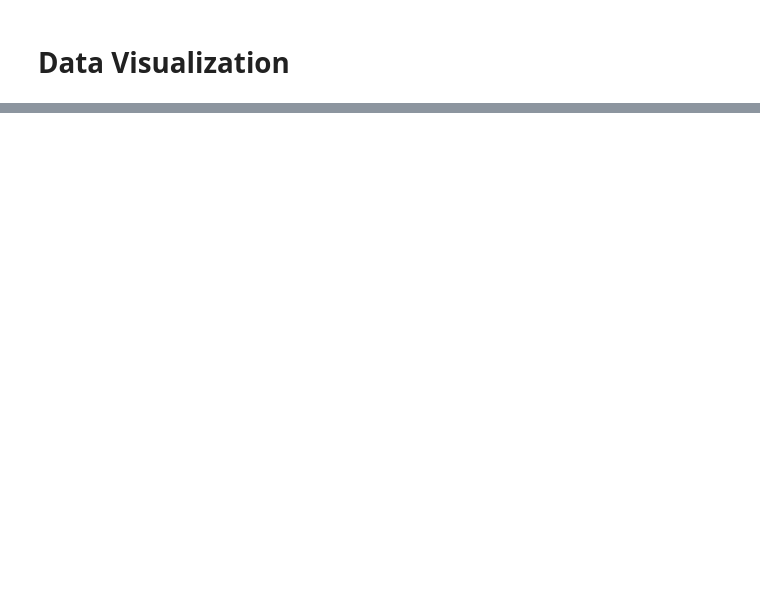
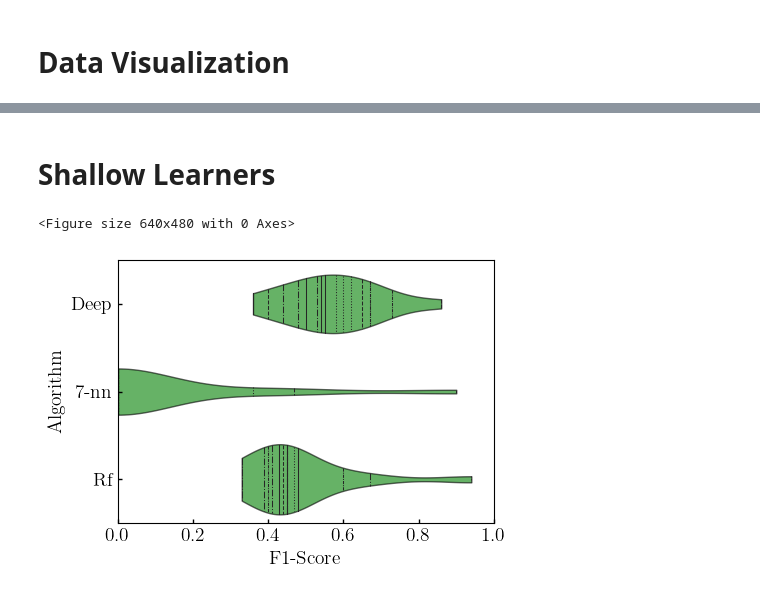
Before and after one commit to SmartData-Polito/multimodal-ae-for-networking, a Jupyter notebook: notebooks/05-visualization.ipynb, the cells around one changed output, grey strips where cells are left out. Saved outputs shown, nothing was run; the diff lists cells and outputs as text; code cells hidden in the pictures; blank space fills up the shorter version.

```diff
--- a/notebooks/05-visualization.ipynb
+++ b/notebooks/05-visualization.ipynb
@@ -25,0 +56,35 @@ print(average_reports(reports))
+# %% [markdown]
+# Shallow Learners
+# %%
+# Save final reports
+dfs = []
+for alg in ['7nn', 'rf']:
+    for K in range(5):
+        fname = f'../data/interim/task01_mae_{alg}_k{K}.csv'
+        dfs.append(pd.read_csv(fname, index_col=[0]))
+
+    report = pd.DataFrame(average_reports(dfs, output_dict=True)).T
+    if not DEMO:
+        report.to_csv(f'../data/results/task01_mae_{alg}.csv')
+
+reps = []
+for alg in ['deep', '7nn', 'rf']:
+    rep = pd.read_csv(f'../data/results/task01_mae_{alg}.csv', index_col=[0])\
+            .drop(index=['macro avg', 'weighted avg'])[['f1-score']]
+    rep['algorithm'] = alg
+    reps.append(rep)
+
+df = pd.concat(reps, axis=0)
+
+%matplotlib inline
+plot = fastplot.plot(None,  None, mode = 'callback',
+                     callback = lambda plt: violin_shallow(plt, df),
+                     figsize=(5, 3.5), fontsize=14, style='latex')
+plot.show()
+
+if not DEMO:
+    plot.savefig('../data/results/violin_task01_shallow.png')
+    plot.savefig('../data/results/violin_task01_shallow.pdf')
+# %% [output]
+<Figure size 640x480 with 0 Axes>
+[figure, added]
```
Also changed, not shown: parts of 16 cells of this notebook, 11 other files.
